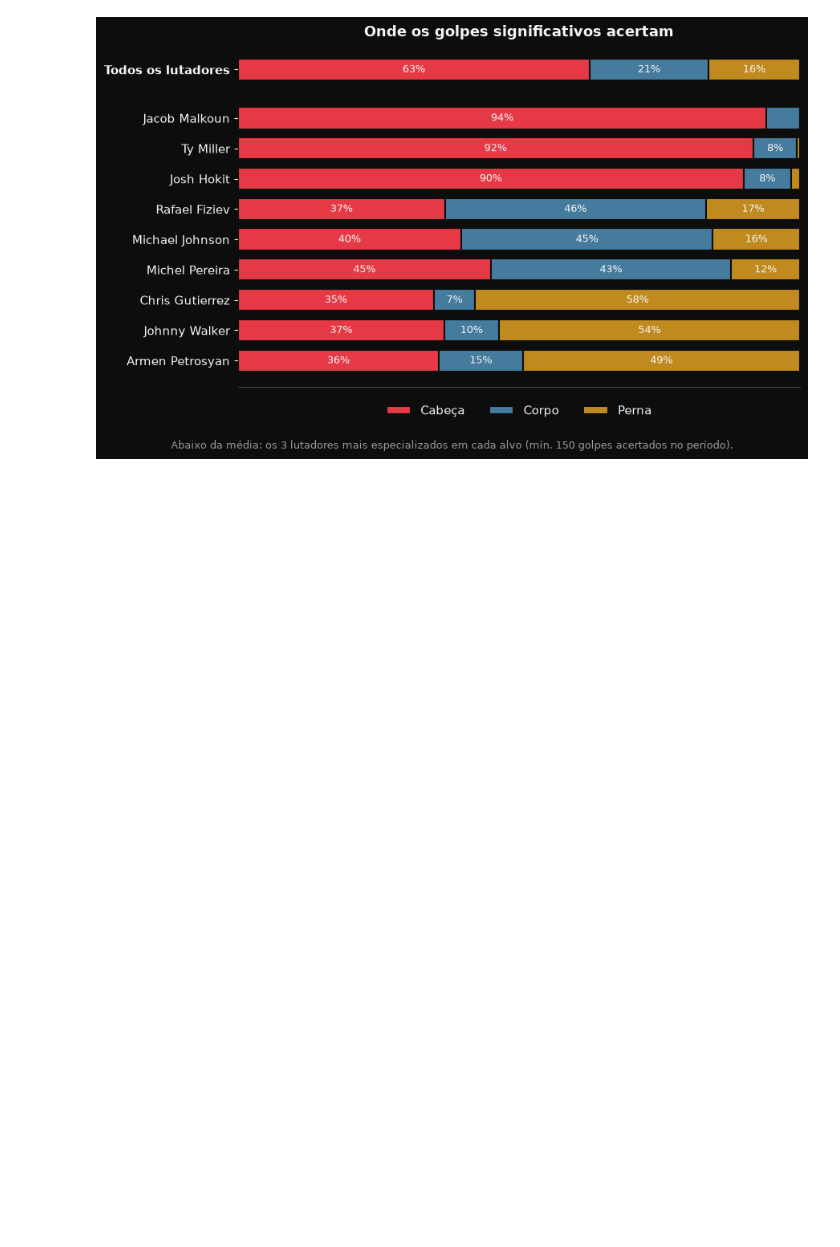
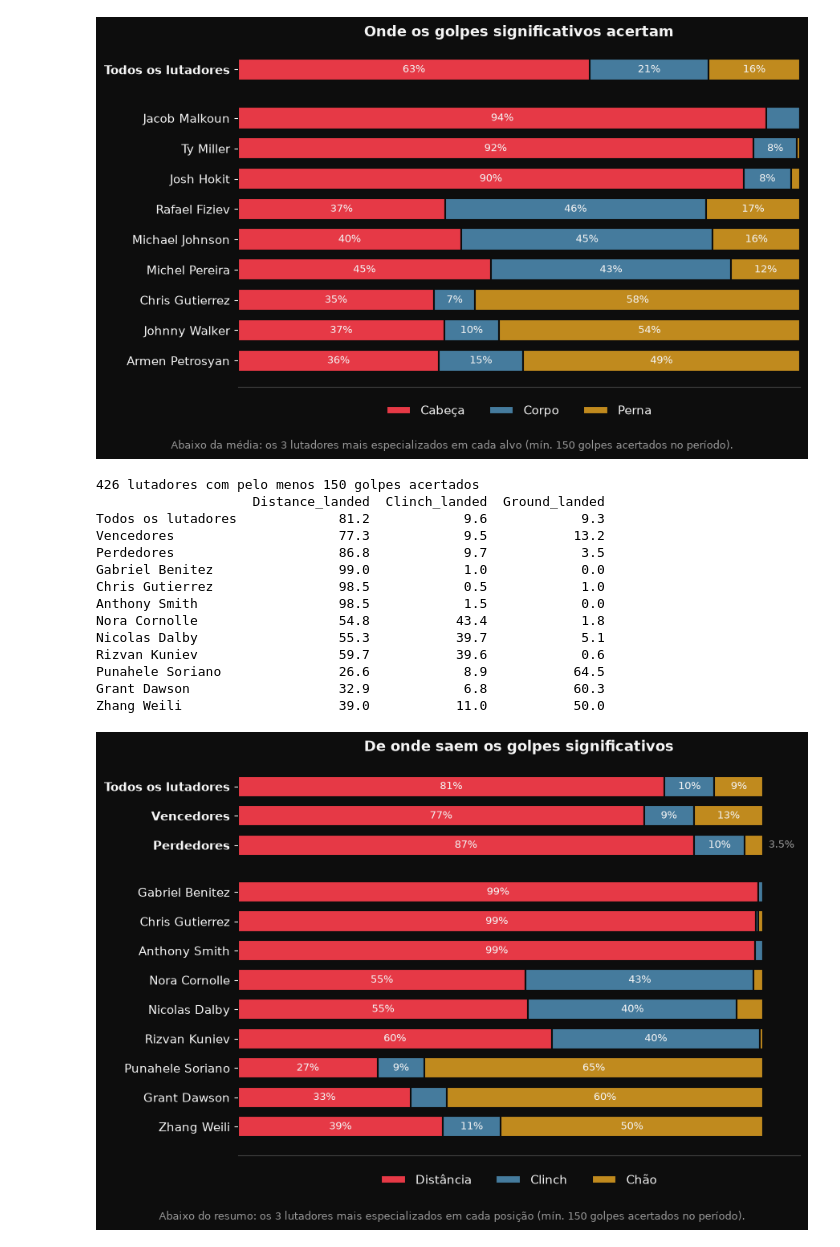
Before and after one commit to khannnn1/ufc-data, a Jupyter notebook: notebooks/02_visualizacao.ipynb, the cells around one changed output. Cells and saved outputs as stored; diff of their text form; code cells hidden in the pictures; blank space fills up the shorter version.

Commit message:
Adiciona gráfico de onde saem os golpes (distância, clinch, chão)
Co-Authored-By: Claude Opus 5.5 <noreply@anthropic.com>

```diff
--- a/notebooks/02_visualizacao.ipynb
+++ b/notebooks/02_visualizacao.ipynb
@@ -493,3 +493,82 @@ Chris Gutierrez            34.9          7.3        57.8
 Johnny Walker              36.7          9.7        53.6
 Armen Petrosyan            35.7         14.9        49.3
 [figure]
+# %%
+# De onde os golpes significativos saem: distância, clinch e chão, em % do total acertado.
+# No topo: todos, vencedores e perdedores (só lutas com resultado); depois os 3 lutadores
+# mais especializados em cada posição (mínimo de 150 golpes acertados no período).
+import numpy as np
+
+MIN_GOLPES_POSICAO = 150
+posicoes_golpe = {"Distância": ("Distance_landed", COR_VERMELHO), "Clinch": ("Clinch_landed", COR_AZUL), "Chão": ("Ground_landed", COR_AMARELO)}
+colunas_pos = [col for col, _ in posicoes_golpe.values()]
+
+
+def distribuicao(dados):
+    total = dados[colunas_pos].sum()
+    return total / total.sum() * 100
+
+
+resumo = pd.DataFrame({
+    "Todos os lutadores": distribuicao(df),
+    "Vencedores": distribuicao(df[df["Resultado"] == "W"]),
+    "Perdedores": distribuicao(df[df["Resultado"] == "L"]),
+}).T
+
+por_lutador_pos = df.groupby("Fighter")[colunas_pos].sum()
+por_lutador_pos = por_lutador_pos[por_lutador_pos.sum(axis=1) >= MIN_GOLPES_POSICAO]
+pct_pos = por_lutador_pos.div(por_lutador_pos.sum(axis=1), axis=0) * 100
+especialistas_pos = pd.concat([pct_pos.nlargest(3, col) for col in colunas_pos])
+
+tabela_pos = pd.concat([resumo, especialistas_pos])
+print(f"{len(por_lutador_pos)} lutadores com pelo menos {MIN_GOLPES_POSICAO} golpes acertados")
+print(tabela_pos.round(1))
+
+fig, ax = plt.subplots(figsize=(9, 6.2))
+n_resumo = len(resumo)
+y = [len(tabela_pos) - i + (0.6 if i < n_resumo else 0) for i in range(len(tabela_pos))]  # espaço após o resumo
+
+esquerda = np.zeros(len(tabela_pos))
+ultima = list(posicoes_golpe)[-1]
+for rotulo, (coluna, cor) in posicoes_golpe.items():
+    valores = tabela_pos[coluna].values
+    ax.barh(y, valores, left=esquerda, color=cor, height=0.72, label=rotulo,
+            edgecolor="#0d0d0d", linewidth=1.5)
+    for i, (yi, x0, v) in enumerate(zip(y, esquerda, valores)):
+        if v >= 7:
+            ax.text(x0 + v / 2, yi, f"{v:.0f}%", ha="center", va="center", fontsize=9.5, color="#f5f5f5")
+        elif rotulo == ultima and i < n_resumo:  # no resumo, o chão pequeno (perdedores) vai fora da barra
+            ax.text(101, yi, f"{v:.1f}%", ha="left", va="center", fontsize=9, color="#9a9a9a")
+    esquerda += valores
+
+ax.set_yticks(y)
+ax.set_yticklabels(tabela_pos.index)
+for rotulo_y in ax.get_yticklabels()[:n_resumo]:
+    rotulo_y.set_fontweight("bold")
+ax.set_xlim(0, 107)
+ax.set_xticks([])
+ax.grid(False)
+ax.set_title("De onde saem os golpes significativos", fontsize=13, fontweight="bold")
+ax.legend(loc="upper center", bbox_to_anchor=(0.5, -0.02), ncol=3, frameon=False, labelcolor="#f5f5f5")
+fig.text(0.5, 0.01, f"Abaixo do resumo: os 3 lutadores mais especializados em cada posição (mín. {MIN_GOLPES_POSICAO} golpes acertados no período).",
+         ha="center", fontsize=9, color="#9a9a9a")
+
+plt.tight_layout(rect=(0, 0.04, 1, 1))
+plt.savefig("../figures/origem_dos_golpes.png", dpi=150, facecolor=fig.get_facecolor())
+plt.show()
+# %% [output]
+426 lutadores com pelo menos 150 golpes acertados
+                    Distance_landed  Clinch_landed  Ground_landed
+Todos os lutadores             81.2            9.6            9.3
+Vencedores                     77.3            9.5           13.2
+Perdedores                     86.8            9.7            3.5
+Gabriel Benitez                99.0            1.0            0.0
+Chris Gutierrez                98.5            0.5            1.0
+Anthony Smith                  98.5            1.5            0.0
+Nora Cornolle                  54.8           43.4            1.8
+Nicolas Dalby                  55.3           39.7            5.1
+Rizvan Kuniev                  59.7           39.6            0.6
+Punahele Soriano               26.6            8.9           64.5
+Grant Dawson                   32.9            6.8           60.3
+Zhang Weili                    39.0           11.0           50.0
+[figure, added]
```
Also changed, not shown: 3 other files.
